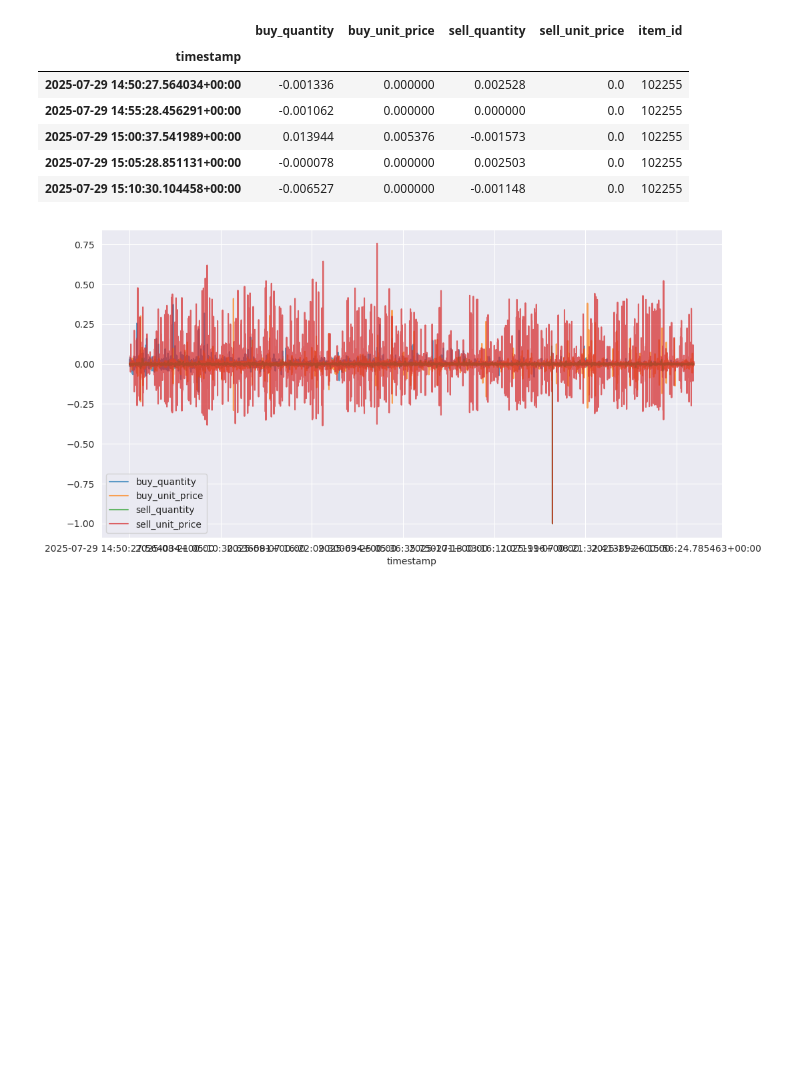
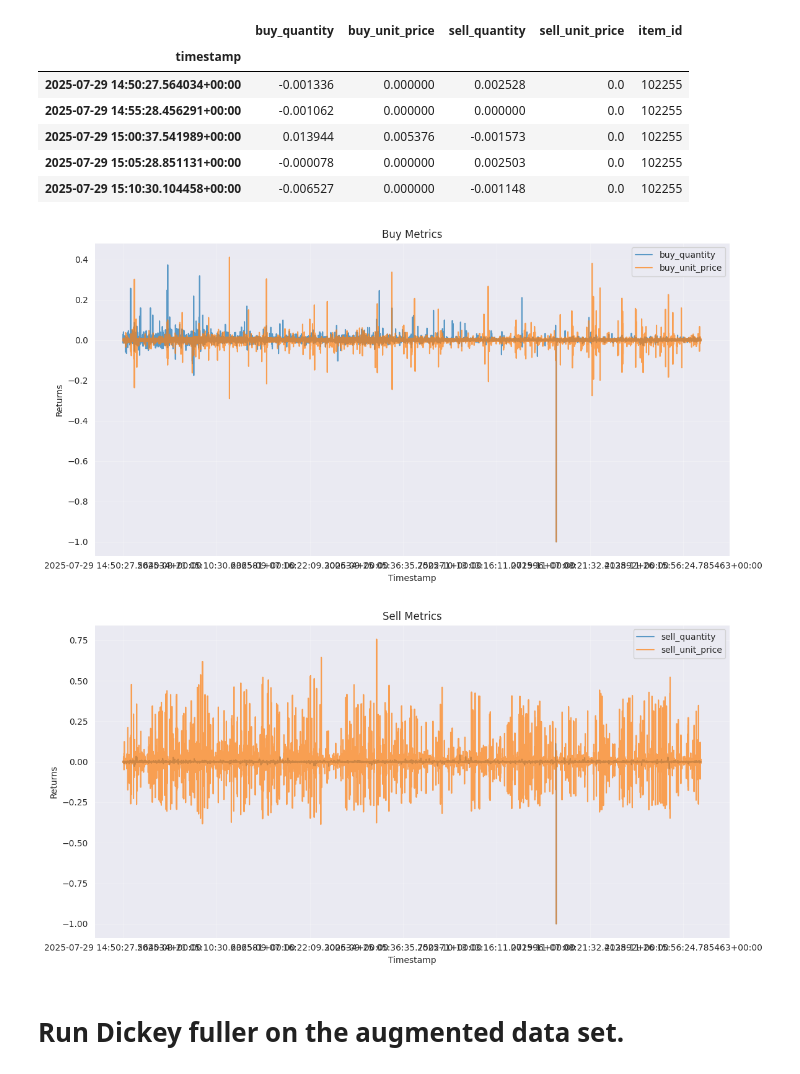
Before and after one commit to danielmuxel/casml4se-stonkswagen, a Jupyter notebook: notebooks/models/wp_lusis_fabrice_daniel/02_data_preparation.ipynb, the cells around one changed output. Saved outputs shown, nothing was run; the diff lists cells and outputs as text; code cells hidden in the pictures; blank space fills up the shorter version.

```diff
--- a/notebooks/models/wp_lusis_fabrice_daniel/02_data_preparation.ipynb
+++ b/notebooks/models/wp_lusis_fabrice_daniel/02_data_preparation.ipynb
@@ -12,8 +12,11 @@ from gw2ml.data.s3_sync import download_folder_from_s3
 import pandas as pd
 import os
 
-workdir_raw = os.path.join(os.getenv('DATA_PATH'), 'work_lusis_raw')
+workdir_raw = os.path.join(os.getenv('DATA_PATH'), 'workdir_lusis', 'raw')
+workdir_modified = os.path.join(os.getenv('DATA_PATH'), 'workdir_lusis', 'modified')
+
 os.makedirs(workdir_raw, exist_ok=True)
+os.makedirs(workdir_modified, exist_ok=True)
 
 download_folder_from_s3(s3_folder_prefix='datasources/gw2/raw/1764510842', local_folder=workdir_raw)
 # %% [output]
@@ -88,10 +92,37 @@ Returns calculated for 280 DataFrames
 | 2025-07-29 15:05:28.851131+00:00 | -0.000078 | 0.000000 | 0.002503 | 0.0 | 102255 |
 | 2025-07-29 15:10:30.104458+00:00 | -0.006527 | 0.000000 | -0.001148 | 0.0 | 102255 |
 # %%
+
 import matplotlib.pyplot as plt
 # Matplotlib is faster than seaborn for simple line plots
-data[1].drop(columns=['item_id']).plot(figsize=(12, 6), alpha=0.7)
-plt.show()
+df_to_plot = data[1].drop(columns=['item_id'])
+
+# Plot buy columns together
+buy_cols = [col for col in df_to_plot.columns if col.startswith('buy_')]
+if buy_cols:
+    plt.figure(figsize=(12, 6))
+    df_to_plot[buy_cols].plot(alpha=0.7, ax=plt.gca())
+    plt.title('Buy Metrics')
+    plt.xlabel('Timestamp')
+    plt.ylabel('Returns')
+    plt.grid(True, alpha=0.3)
+    plt.tight_layout()
+    plt.show()
+
+# Plot sell columns together
+sell_cols = [col for col in df_to_plot.columns if col.startswith('sell_')]
+if sell_cols:
+    plt.figure(figsize=(12, 6))
+    df_to_plot[sell_cols].plot(alpha=0.7, ax=plt.gca())
+    plt.title('Sell Metrics')
+    plt.xlabel('Timestamp')
+    plt.ylabel('Returns')
+    plt.grid(True, alpha=0.3)
+    plt.tight_layout()
+    plt.show()
 # %% [output]
-[figure, old version]
+[figure, new version]
+[figure, added]
+# %% [markdown]
+# Run Dickey fuller on the augmented data set.
 # %%
```
Also changed, not shown: parts of 12 cells of this notebook, 1 other file.
